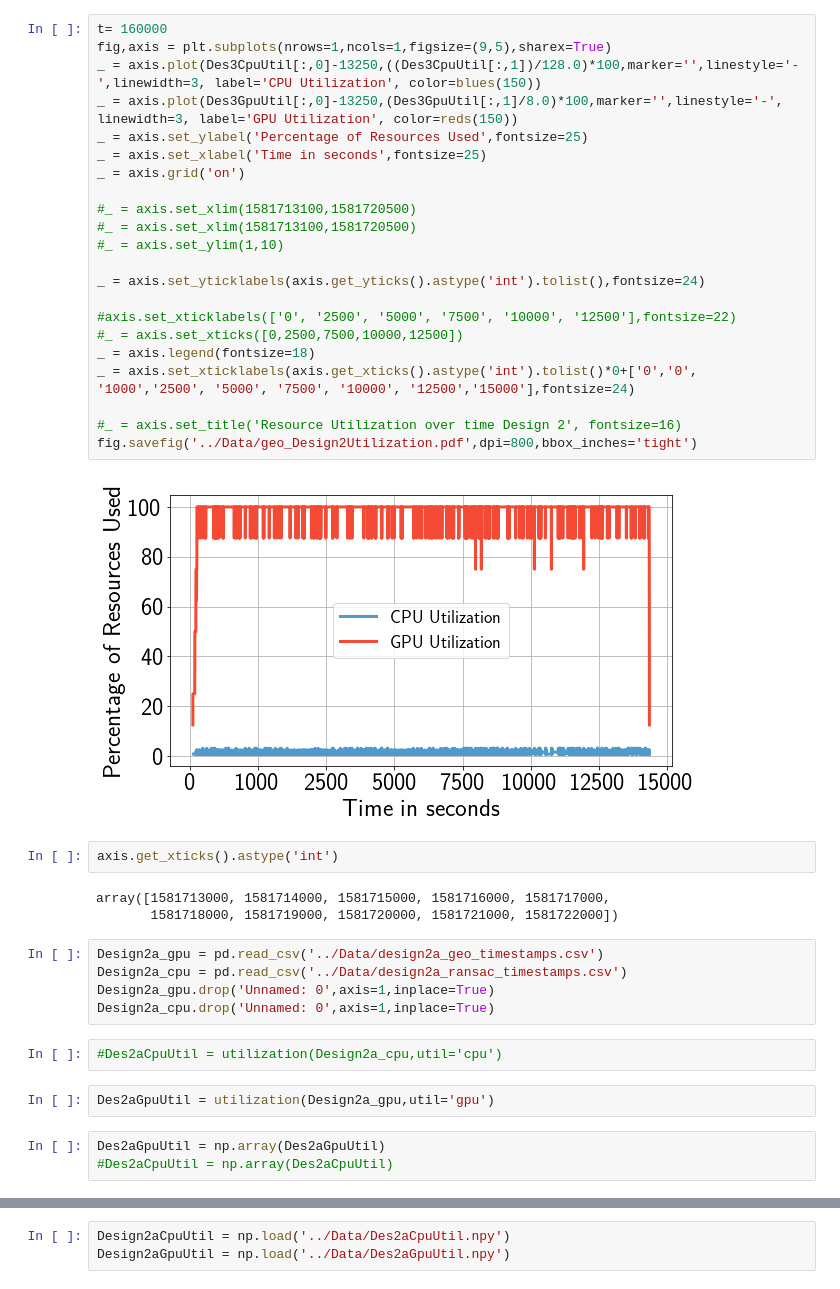
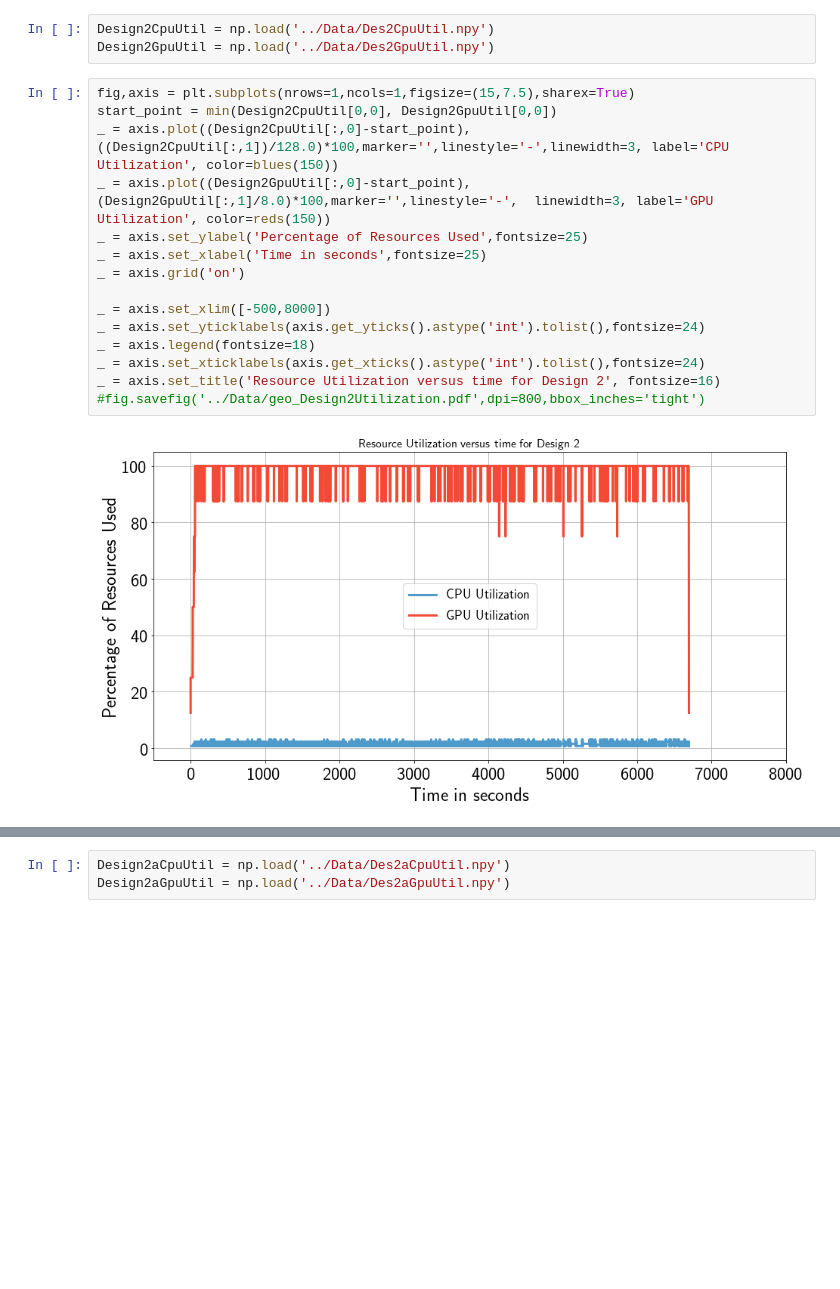
Before and after one commit to radical-experiments/iceberg_escience, a Jupyter notebook: Geolocation/Notebooks/Des1Des3ComparisonUtilization.ipynb, the cells around one changed output, grey strips where cells are left out. Saved outputs shown, nothing was run; the diff lists cells and outputs as text; blank space fills up the shorter version.

Commit message:
Removing pdf figures, updating geolocation utilization

```diff
--- a/Geolocation/Notebooks/Des1Des3ComparisonUtilization.ipynb
+++ b/Geolocation/Notebooks/Des1Des3ComparisonUtilization.ipynb
@@ -393,41 +56,20 @@ Des3GpuUtil.shape
+# %%
+Design2CpuUtil = np.load('../Data/Des2CpuUtil.npy')
+Design2GpuUtil = np.load('../Data/Des2GpuUtil.npy')
 # %%
-t= 160000
-fig,axis = plt.subplots(nrows=1,ncols=1,figsize=(9,5),sharex=True)
-_ = axis.plot(Des3CpuUtil[:,0]-13250,((Des3CpuUtil[:,1])/128.0)*100,marker='',linestyle='-',linewidth=3, label='CPU Utilization', color=blues(150))
-_ = axis.plot(Des3GpuUtil[:,0]-13250,(Des3GpuUtil[:,1]/8.0)*100,marker='',linestyle='-',  linewidth=3, label='GPU Utilization', color=reds(150))
+fig,axis = plt.subplots(nrows=1,ncols=1,figsize=(15,7.5),sharex=True)
+start_point = min(Design2CpuUtil[0,0], Design2GpuUtil[0,0])
+_ = axis.plot((Design2CpuUtil[:,0]-start_point),((Design2CpuUtil[:,1])/128.0)*100,marker='',linestyle='-',linewidth=3, label='CPU Utilization', color=blues(150))
+_ = axis.plot((Design2GpuUtil[:,0]-start_point),(Design2GpuUtil[:,1]/8.0)*100,marker='',linestyle='-',  linewidth=3, label='GPU Utilization', color=reds(150))
 _ = axis.set_ylabel('Percentage of Resources Used',fontsize=25)
 _ = axis.set_xlabel('Time in seconds',fontsize=25)
 _ = axis.grid('on')
 
-#_ = axis.set_xlim(1581713100,1581720500)
-#_ = axis.set_xlim(1581713100,1581720500)
-#_ = axis.set_ylim(1,10)
-
+_ = axis.set_xlim([-500,8000])
 _ = axis.set_yticklabels(axis.get_yticks().astype('int').tolist(),fontsize=24)
-
-#axis.set_xticklabels(['0', '2500', '5000', '7500', '10000', '12500'],fontsize=22)
-#_ = axis.set_xticks([0,2500,7500,10000,12500])
 _ = axis.legend(fontsize=18)
-_ = axis.set_xticklabels(axis.get_xticks().astype('int').tolist()*0+['0','0', '1000','2500', '5000', '7500', '10000', '12500','15000'],fontsize=24)
-
-#_ = axis.set_title('Resource Utilization over time Design 2', fontsize=16)
-fig.savefig('../Data/geo_Design2Utilization.pdf',dpi=800,bbox_inches='tight')
+_ = axis.set_xticklabels(axis.get_xticks().astype('int').tolist(),fontsize=24)
+_ = axis.set_title('Resource Utilization versus time for Design 2', fontsize=16)
+#fig.savefig('../Data/geo_Design2Utilization.pdf',dpi=800,bbox_inches='tight')
 # %% [output]
-[figure, old version]
+[figure, new version]
-# %%
-axis.get_xticks().astype('int')
-# %% [output]
-array([1581713000, 1581714000, 1581715000, 1581716000, 1581717000,
-       1581718000, 1581719000, 1581720000, 1581721000, 1581722000])
-# %%
-Design2a_gpu = pd.read_csv('../Data/design2a_geo_timestamps.csv')
-Design2a_cpu = pd.read_csv('../Data/design2a_ransac_timestamps.csv')
-Design2a_gpu.drop('Unnamed: 0',axis=1,inplace=True)
-Design2a_cpu.drop('Unnamed: 0',axis=1,inplace=True)
-# %%
-#Des2aCpuUtil = utilization(Design2a_cpu,util='cpu')
-# %%
-Des2aGpuUtil = utilization(Design2a_gpu,util='gpu')
-# %%
-Des2aGpuUtil = np.array(Des2aGpuUtil)
-#Des2aCpuUtil = np.array(Des2aCpuUtil)
```
Also changed, not shown: parts of 27 cells of this notebook, 17 other files.
